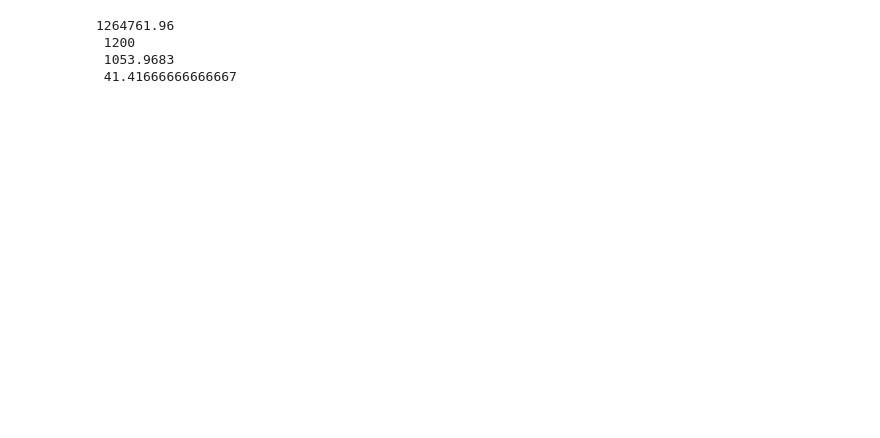
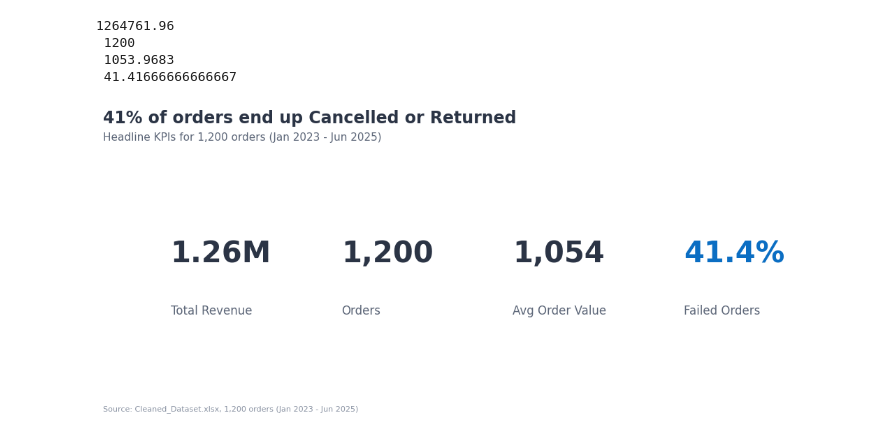
Before and after one commit to nasirali2024ag5310-arch/decodelabs-internship-project4, a Jupyter notebook: Visualization_Project4.ipynb, the cells around one changed output. Saved outputs shown, nothing was run; the diff lists cells and outputs as text; code cells hidden in the pictures; blank space fills up the shorter version.

Commit message:
CHART 1 - KPI SUMMARY

```diff
--- a/Visualization_Project4.ipynb
+++ b/Visualization_Project4.ipynb
@@ -45,3 +45,20 @@ print(f"{total_rev} \n {n_orders} \n {aov} \n {fail_pct}")
  1200
  1053.9683
  41.41666666666667
+# %%
+# SECTION 4: CHART 1 - KPI SUMMARY (5-second rule: key metrics first)
+fig, ax = plt.subplots(figsize=(11, 4.4))
+ax.axis("off")
+kpis = [("Total Revenue", f"{total_rev/1e6:.2f}M", False),
+        ("Orders", f"{n_orders:,}", False),
+        ("Avg Order Value", f"{aov:,.0f}", False),
+        ("Failed Orders", f"{fail_pct:.1f}%", True)]     # True = highlight in accent
+for i, (label, value, hl) in enumerate(kpis):
+    x = i / 4 + 0.02
+    ax.text(x, 0.55, value, fontsize=30, fontweight="bold",
+            color=ACCENT if hl else DARK, transform=ax.transAxes)
+    ax.text(x, 0.30, label, fontsize=12, color="#5B6577", transform=ax.transAxes)
+finish(fig, f"{fail_pct:.0f}% of orders end up Cancelled or Returned",
+       "Headline KPIs for 1,200 orders (Jan 2023 - Jun 2025)", "01_kpi_summary")
+# %% [output]
+[figure, added]
```
Also changed, not shown: 1 other file.
